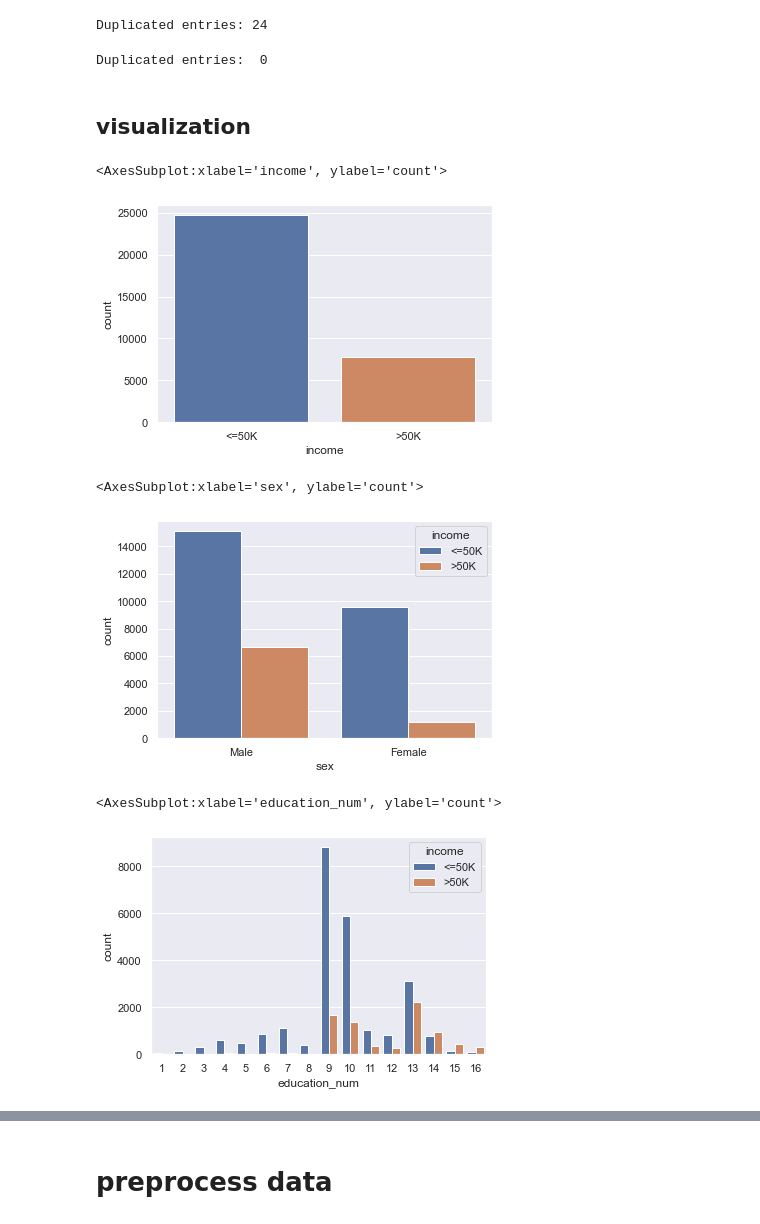
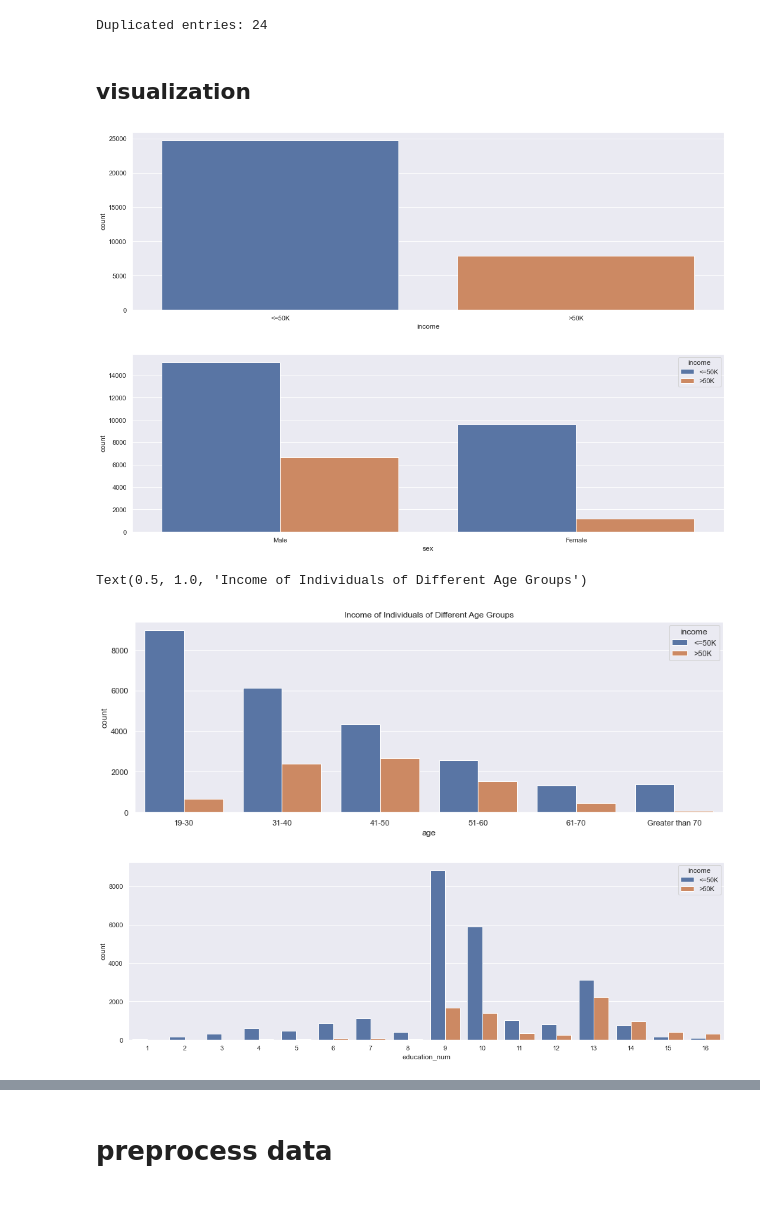
Before and after one commit to t-i-n-a-t/MachineLearning, a Jupyter notebook: Portfolio.ipynb, the cells around one changed output, grey strips where cells are left out. Cells and saved outputs as stored; diff of their text form; code cells hidden in the pictures.

```diff
--- a/Portfolio.ipynb
+++ b/Portfolio.ipynb
@@ -126,24 +123,22 @@ print('Duplicated entries:',data.duplicated().sum())
 # %% [output]
 Duplicated entries: 24
-# %%
-# remove 24 duplicates
-data = data.drop_duplicates()
-print('Duplicated entries: ', data.duplicated().sum())
-# %% [output]
-Duplicated entries:  0
 # %% [markdown]
 ## visualization
 # %%
 # Count of >50K & <=50K
 sns.set_theme(style="darkgrid")
+plt.figure(figsize=(15,5))
 sns.countplot(x="income", data=data)
+plt.tight_layout()
+plt.show()
 # %% [output]
-<AxesSubplot:xlabel='income', ylabel='count'>
-[figure, old version]
+[figure, new version]
 # %%
 #difference male and female
+plt.figure(figsize=(15,5))
 sns.countplot(x="sex", hue='income', data=data)
+plt.tight_layout()
+plt.show()
 # %% [output]
-<AxesSubplot:xlabel='sex', ylabel='count'>
-[figure, old version]
+[figure, new version]
 # %%
@@ -154,8 +164,19 @@ sns.countplot(x="sex", hue='income', data=data)
+# %%
+#visualization of age groups
+plt.figure(figsize=(15,5))
+order_list = ['19-30', '31-40', '41-50', '51-60', '61-70', 'Greater than 70']
+sns.countplot(x = data_age, hue = data['income'], order = order_list, data=data)
+plt.title('Income of Individuals of Different Age Groups')
+# %% [output]
+Text(0.5, 1.0, 'Income of Individuals of Different Age Groups')
+[figure, added]
 # %%
 # income in correlation with education years
+plt.figure(figsize=(15,5))
 sns.countplot(x = 'education_num', hue = 'income', data = data)
+plt.tight_layout()
+plt.show()
 # %% [output]
-<AxesSubplot:xlabel='education_num', ylabel='count'>
-[figure, old version]
+[figure, new version]
 # %%
 #Plotting workclass corresponding to the income
```
Also changed, not shown: parts of 28 cells of this notebook.
